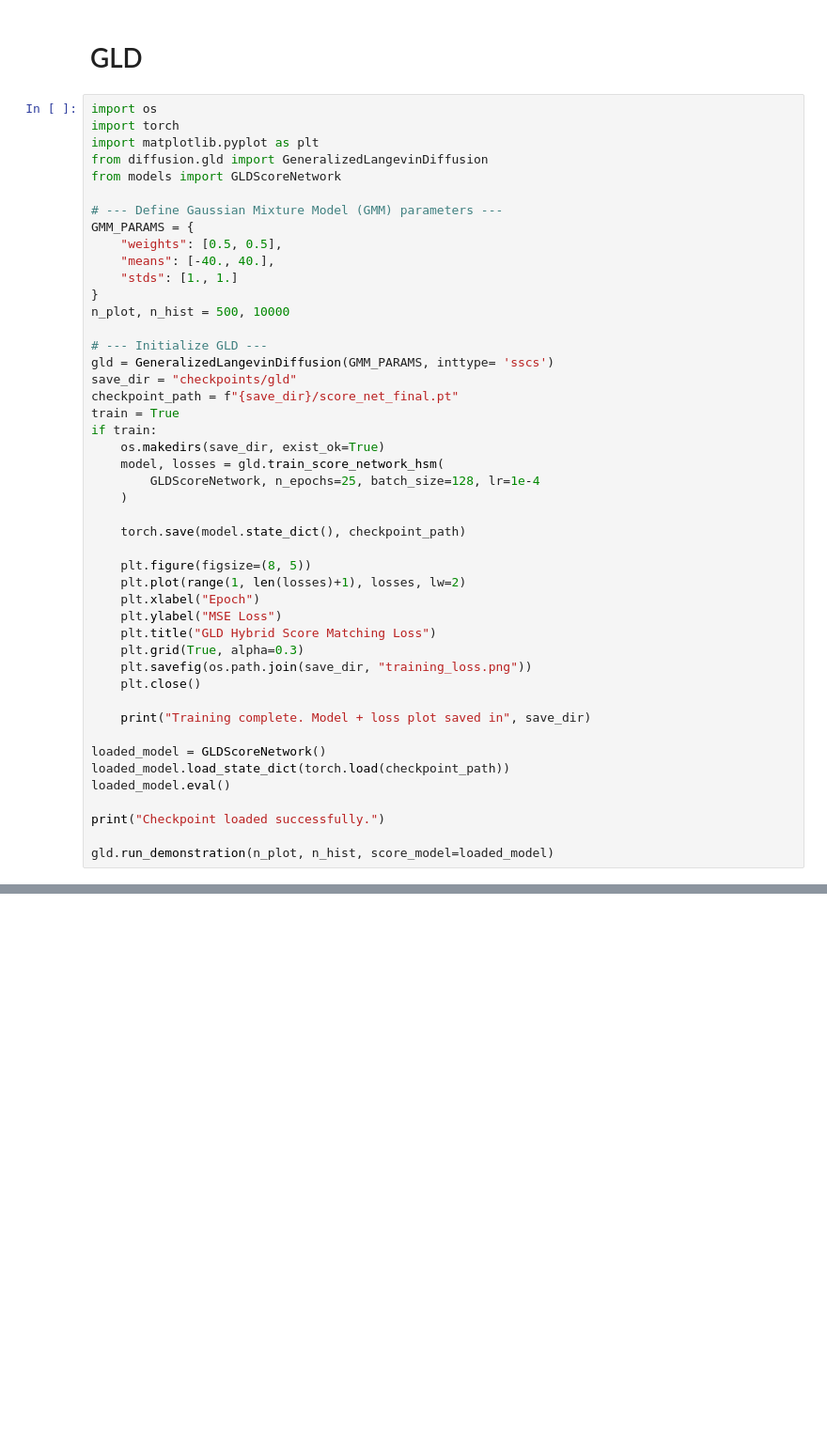
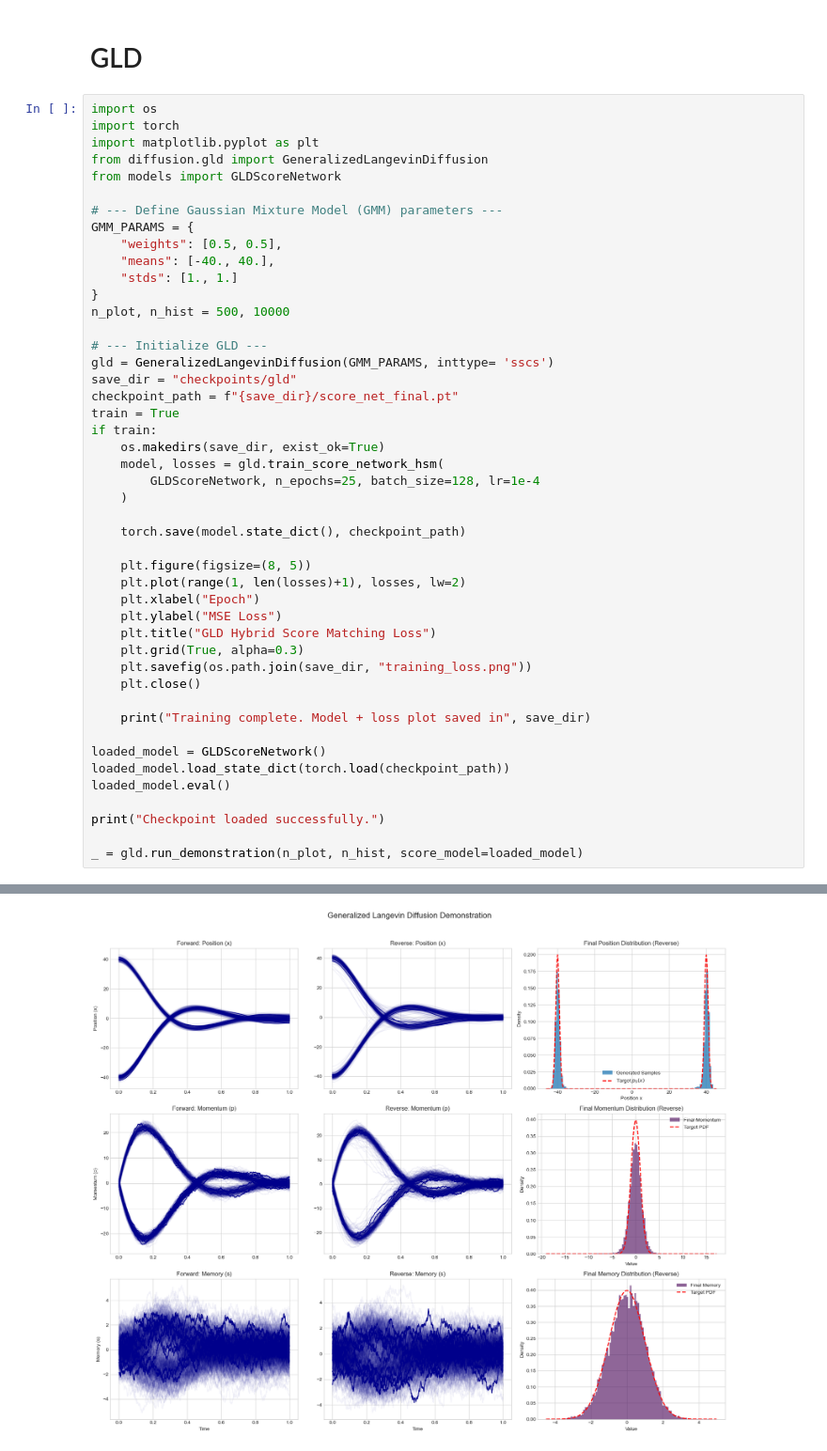
Before and after one commit to rajit906/GeneralizedLangevinDiffusion, a Jupyter notebook: gld/gmm/train.ipynb, the cells around one changed output, grey strips where cells are left out. Shown at 94% size. Drawn from its saved outputs; the diff is of its cells as text; blank space fills up the shorter version.

```diff
--- a/gld/gmm/train.ipynb
+++ b/gld/gmm/train.ipynb
@@ -159,6 +159,6 @@ loaded_model.eval()
 
 print("Checkpoint loaded successfully.")
 
-gld.run_demonstration(n_plot, n_hist, score_model=loaded_model)
+_ = gld.run_demonstration(n_plot, n_hist, score_model=loaded_model)
 # %% [output]
 --- Initializing Generalized Langevin Diffusion ---
@@ -181 +182,2 @@ Checkpoint loaded successfully.
+[figure, added]
 # %%
```
Also changed, not shown: parts of 2 cells of this notebook.
